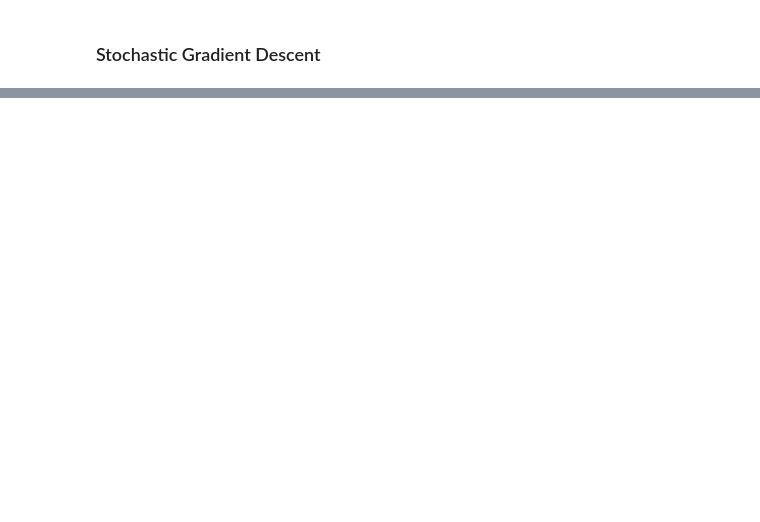
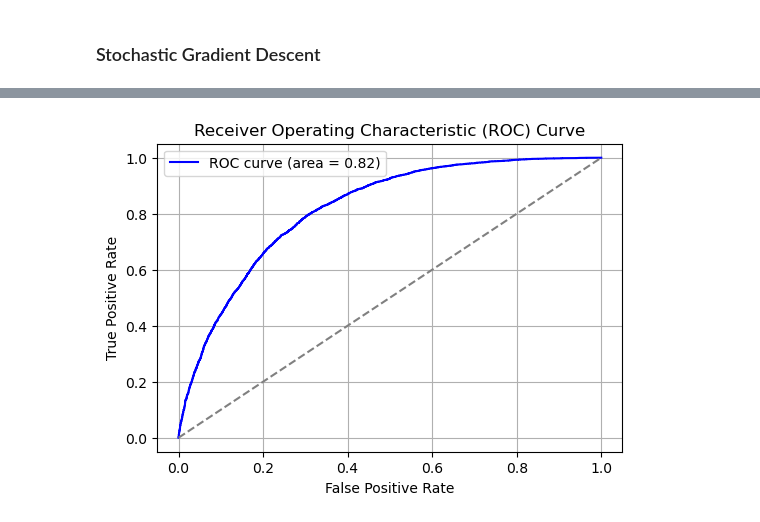
Before and after one commit to sanidhya-karnik/diabetes-classifier, a Jupyter notebook: notebooks/logistic_regression.ipynb, the cells around one changed output, grey strips where cells are left out. Cells and saved outputs as stored; diff of their text form; code cells hidden in the pictures; blank space fills up the shorter version.

```diff
--- a/notebooks/logistic_regression.ipynb
+++ b/notebooks/logistic_regression.ipynb
@@ -185,0 +238,4 @@ Accuracy: 0.7363
+# %%
+logistic_regression_sgd.plot_roc_curve()
+# %% [output]
+[figure, added]
```
Also changed, not shown: parts of 7 cells of this notebook.
